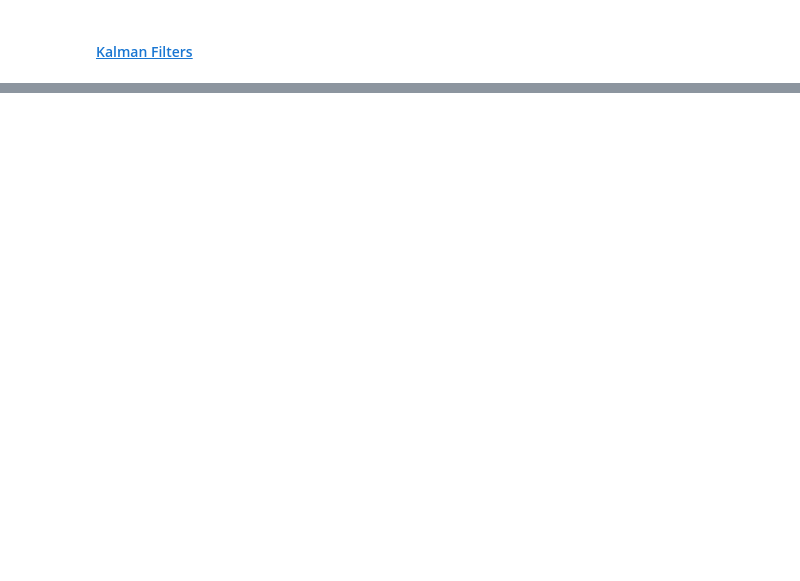
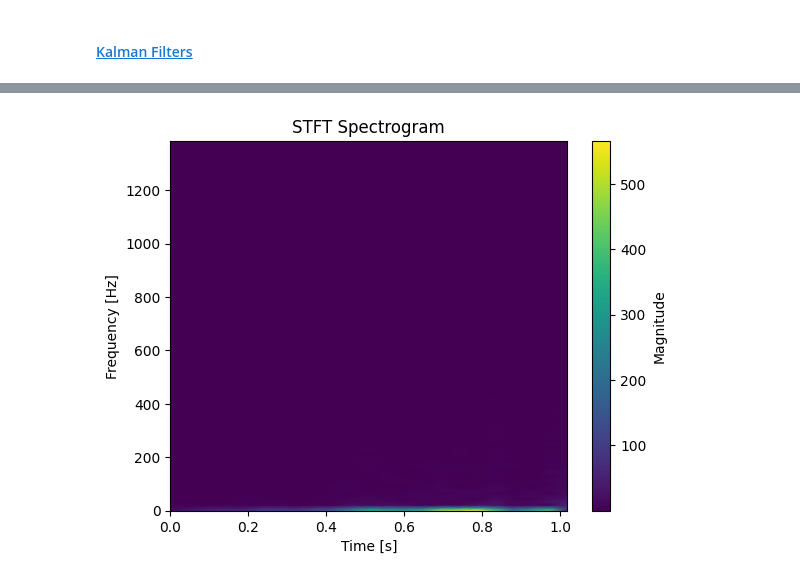
Before and after one commit to GinHikat/OmniTS_for_Stock, a Jupyter notebook: notebooks/preprocessing_benchmark.ipynb, the cells around one changed output, grey strips where cells are left out. Cells and saved outputs as stored; diff of their text form; code cells hidden in the pictures; blank space fills up the shorter version.

```diff
--- a/notebooks/prep_eda.ipynb
+++ b/notebooks/preprocessing_benchmark.ipynb
@@ -914,0 +1149,12 @@ plt.show()
+# %%
+f, t_stft, Zxx = stft(df_NFLX['Close'], fs=len(df_NFLX['Close']), nperseg=256)
+
+# Plot spectrogram
+plt.pcolormesh(t_stft, f, np.abs(Zxx), shading='gouraud')
+plt.title("STFT Spectrogram")
+plt.ylabel("Frequency [Hz]")
+plt.xlabel("Time [s]")
+plt.colorbar(label="Magnitude")
+plt.show()
+# %% [output]
+[figure, added]
```
Also changed, not shown: parts of 44 cells of this notebook, 5 other files.
